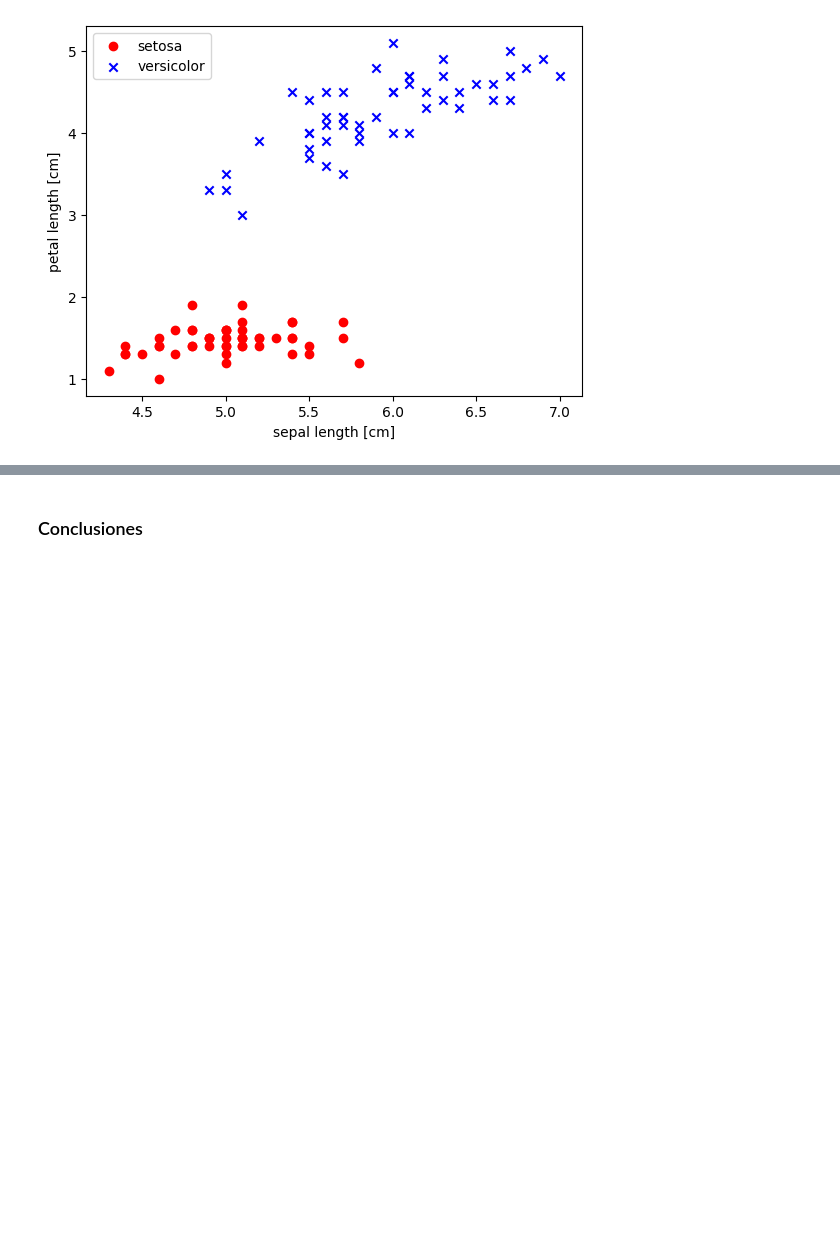
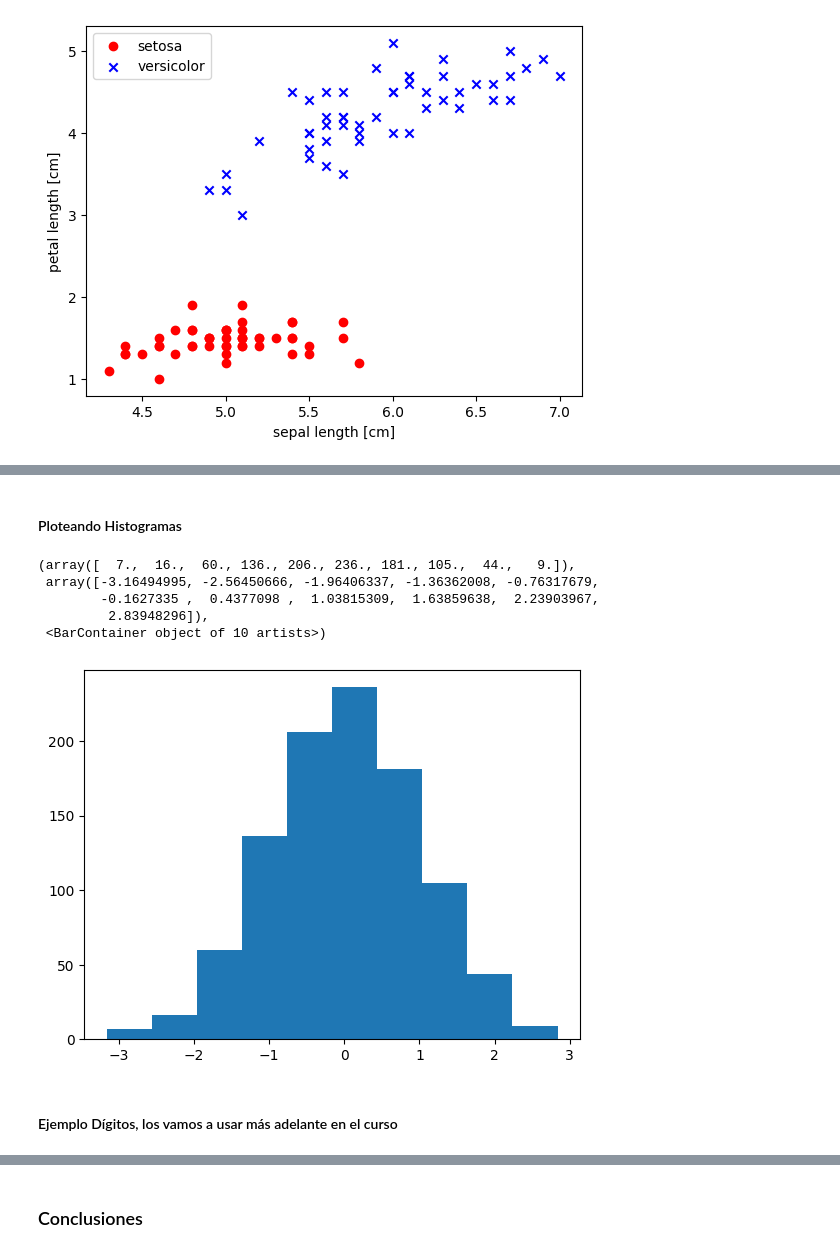
Before and after one commit to DiegoAlb09/6to-Semestre, a Jupyter notebook: Aprendizaje_Inteligente/AI_Visualizar_Datos_Practica3.ipynb, the cells around one changed output, grey strips where cells are left out. Drawn from its saved outputs; the diff is of its cells as text; code cells hidden in the pictures; blank space fills up the shorter version.

```diff
--- a/Aprendizaje_Inteligente/AI_Visualizar_Datos_Practica3.ipynb
+++ b/Aprendizaje_Inteligente/AI_Visualizar_Datos_Practica3.ipynb
@@ -164,0 +209,15 @@ plt.show()
+# %% [markdown]
+#### Ploteando Histogramas
+# %%
+
+datos = np.random.randn(1000)
+plt.hist(datos)
+# %% [output]
+(array([  7.,  16.,  60., 136., 206., 236., 181., 105.,  44.,   9.]),
+ array([-3.16494995, -2.56450666, -1.96406337, -1.36362008, -0.76317679,
+        -0.1627335 ,  0.4377098 ,  1.03815309,  1.63859638,  2.23903967,
+         2.83948296]),
+ <BarContainer object of 10 artists>)
+[figure, added]
+# %% [markdown]
+#### Ejemplo Dígitos, los vamos a usar más adelante en el curso
```
Also changed, not shown: parts of 5 cells of this notebook, 1 other file.
